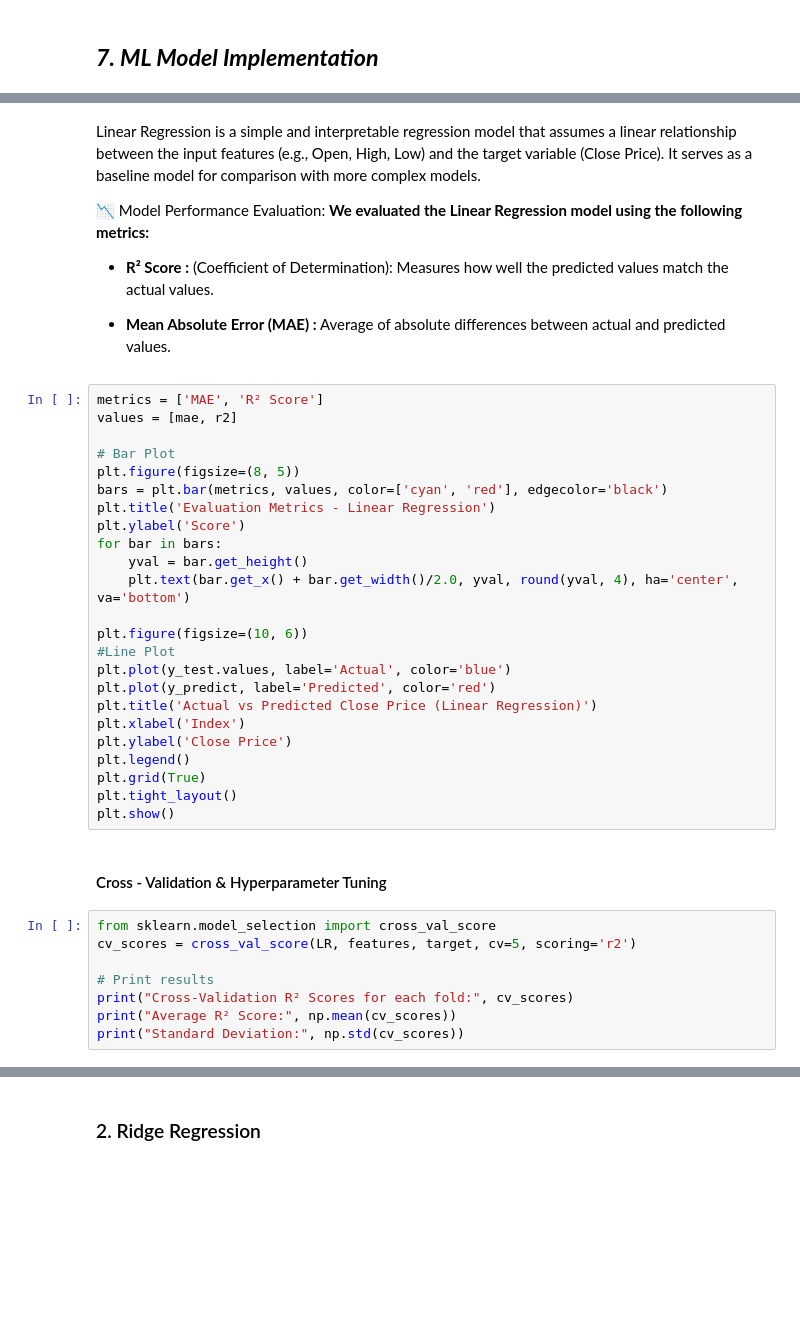
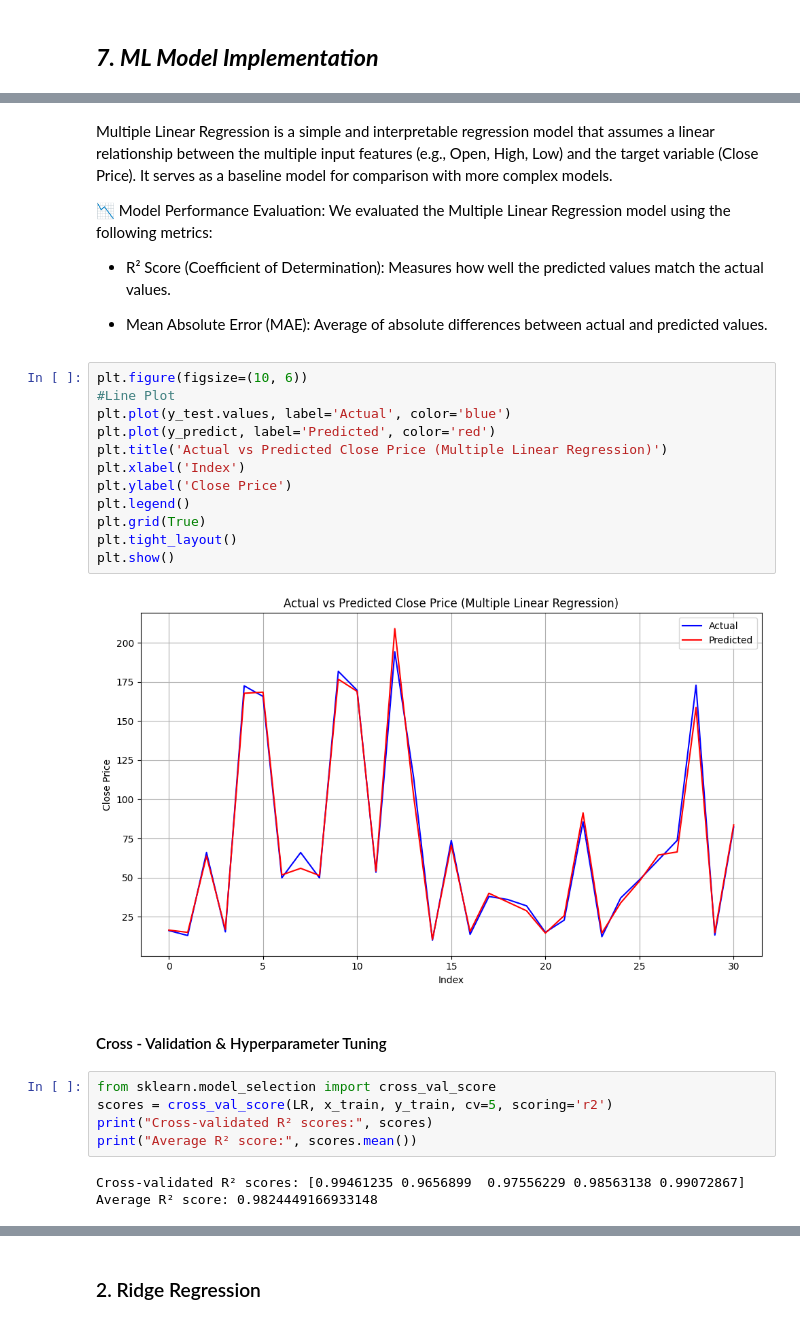
Before and after one commit to TechNinja-dev/Stock-Price-Forcasting-for-Yes-Bank, a Jupyter notebook: Assignment.ipynb, the cells around one changed output, grey strips where cells are left out. Cells and saved outputs as stored; diff of their text form; blank space fills up the shorter version.

Commit message:
Evaluation Charts Revised

```diff
--- a/Assignment.ipynb
+++ b/Assignment.ipynb
@@ -860,44 +721,34 @@ print("R² Score :",r2)
 # %% [markdown]
-Linear Regression is a simple and interpretable regression model that assumes a linear relationship between the input features (e.g., Open, High, Low) and the target variable (Close Price). It serves as a baseline model for comparison with more complex models.
+Multiple Linear Regression is a simple and interpretable regression model that assumes a linear relationship between the multiple input features (e.g., Open, High, Low) and the target variable (Close Price). It serves as a baseline model for comparison with more complex models.
 
 📉 Model Performance Evaluation:
-**We evaluated the Linear Regression model using the following metrics:**
+We evaluated the Multiple Linear Regression model using the following metrics:
 
-- **R² Score :** (Coefficient of Determination): Measures how well the predicted values match the actual values.
+- R² Score (Coefficient of Determination): Measures how well the predicted values match the actual values.
 
-- **Mean Absolute Error (MAE) :** Average of absolute differences between actual and predicted values.
+- Mean Absolute Error (MAE): Average of absolute differences between actual and predicted values.
 # %%
-metrics = ['MAE', 'R² Score']
-values = [mae, r2]
-
-# Bar Plot
-plt.figure(figsize=(8, 5))
-bars = plt.bar(metrics, values, color=['cyan', 'red'], edgecolor='black')
-plt.title('Evaluation Metrics - Linear Regression')
-plt.ylabel('Score')
-for bar in bars:
-    yval = bar.get_height()
-    plt.text(bar.get_x() + bar.get_width()/2.0, yval, round(yval, 4), ha='center', va='bottom')
-
 plt.figure(figsize=(10, 6))
 #Line Plot
 plt.plot(y_test.values, label='Actual', color='blue')
 plt.plot(y_predict, label='Predicted', color='red')
-plt.title('Actual vs Predicted Close Price (Linear Regression)')
+plt.title('Actual vs Predicted Close Price (Multiple Linear Regression)')
 plt.xlabel('Index')
 plt.ylabel('Close Price')
 plt.legend()
 plt.grid(True)
 plt.tight_layout()
 plt.show()
+# %% [output]
+[figure, added]
 # %% [markdown]
 ####  Cross - Validation & Hyperparameter Tuning
 # %%
 from sklearn.model_selection import cross_val_score
-cv_scores = cross_val_score(LR, features, target, cv=5, scoring='r2')
-
-# Print results
-print("Cross-Validation R² Scores for each fold:", cv_scores)
-print("Average R² Score:", np.mean(cv_scores))
-print("Standard Deviation:", np.std(cv_scores))
+scores = cross_val_score(LR, x_train, y_train, cv=5, scoring='r2')
+print("Cross-validated R² scores:", scores)
+print("Average R² score:", scores.mean())
+# %% [output]
+Cross-validated R² scores: [0.99461235 0.9656899  0.97556229 0.98563138 0.99072867]
+Average R² score: 0.9824449166933148
 # %% [markdown]
```
Also changed, not shown: parts of 101 cells of this notebook.
